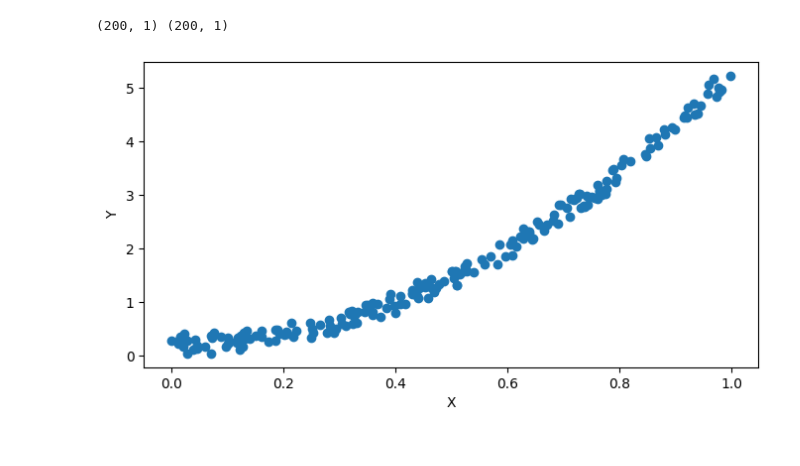
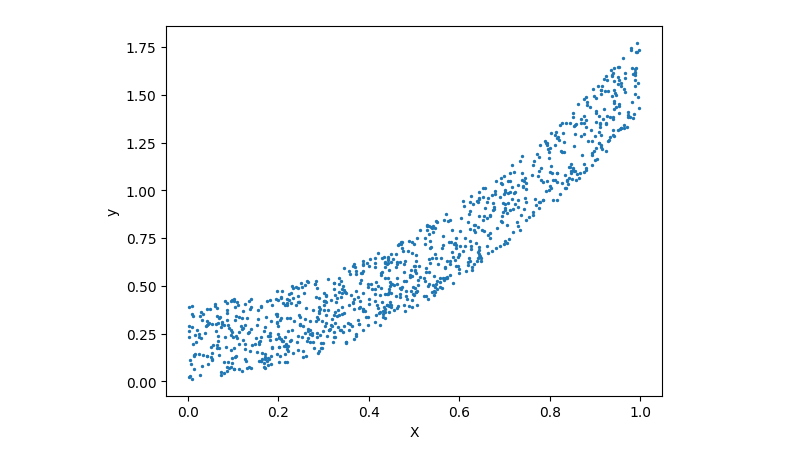
Before and after one commit to Himanshu-Kumar-123/ML-Linear-Regression-Cars24-Scratch, a Jupyter notebook: Cross_Validation.ipynb, the cells around one changed output. Saved outputs shown, nothing was run; the diff lists cells and outputs as text; code cells hidden in the pictures.

```diff
--- a/Cross_Validation.ipynb
+++ b/Cross_Validation.ipynb
@@ -8,20 +5,17 @@ warnings.filterwarnings("ignore")
 # %%
-X = np.random.rand(200,1)
+# lets generate a dataset of 100 points
+np.random.seed(2)
+X = np.random.rand(1000,1)
 y = 0.7*(X**5) - \
     2.1*(X**4) + \
-    2.7*(X**3) + \
-    3.5*(X**2) + \
+    2.3*(X**3) + \
+    0.2*(X**2) + \
     0.3* X + \
-    0.4*np.random.rand(200,1)
+    0.4*np.random.rand(1000,1)
-# %%
-print(X.shape, y.shape)
-# %% [output]
-(200, 1) (200, 1)
 # %%
-plt.figure(figsize=(8,4))
-plt.scatter(X, y)
-plt.xlabel("X")
-plt.ylabel("Y")
+plt.scatter(X,y, s= 2)
+plt.xlabel('X')
+plt.ylabel('y')
 plt.show()
 # %% [output]
-[figure, old version]
+[figure, new version]
```
Also changed, not shown: parts of 32 cells of this notebook.
